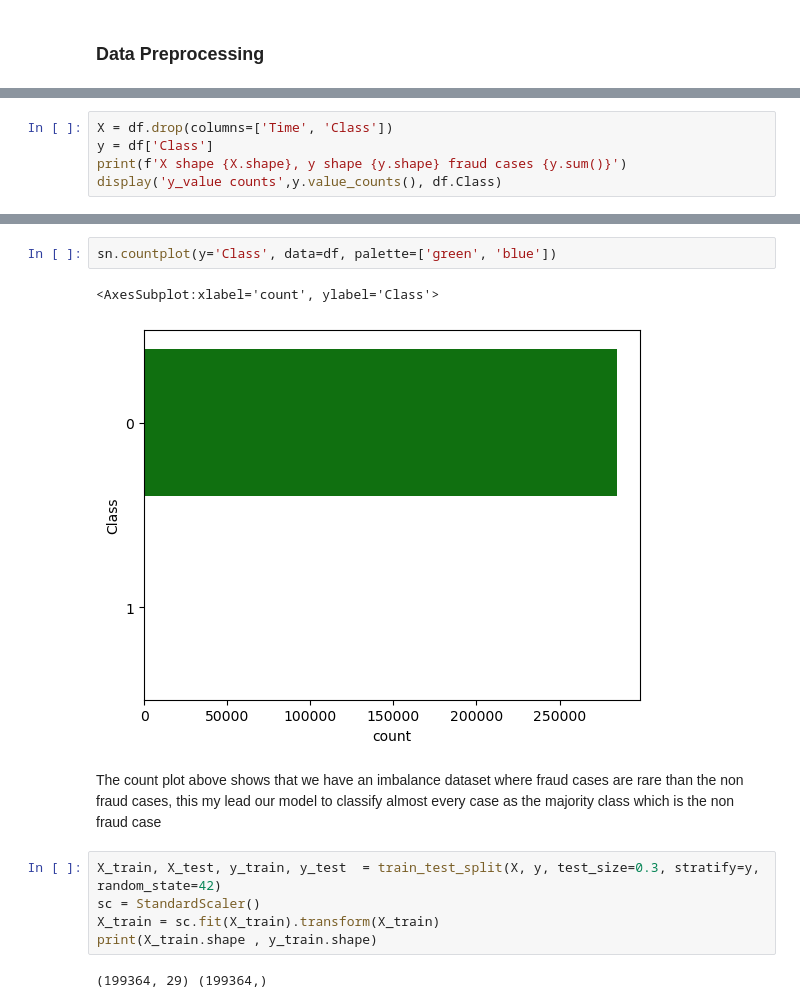
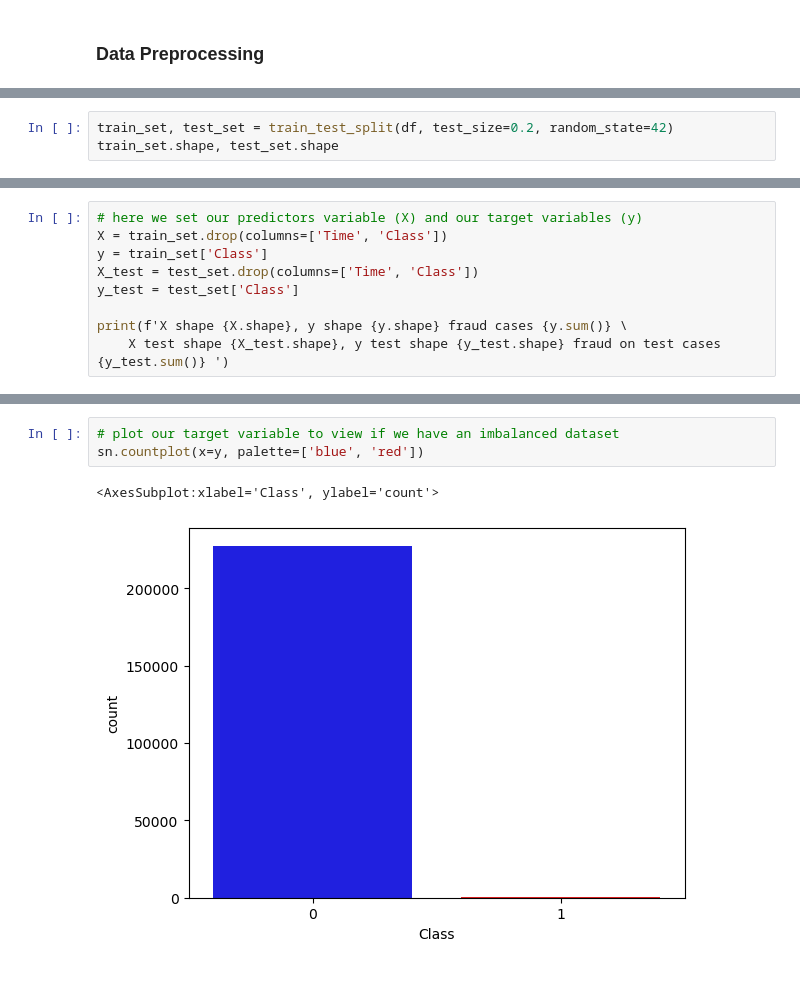
Before and after one commit to MuokaPWambua/CredictCardFraudDetectionModel, a Jupyter notebook: fdm.ipynb, the cells around one changed output, grey strips where cells are left out. Drawn from its saved outputs; the diff is of its cells as text; blank space fills up the shorter version.

```diff
--- a/fdm.ipynb
+++ b/fdm.ipynb
@@ -41,0 +36,3 @@ None
+# %%
+train_set, test_set = train_test_split(df, test_size=0.2, random_state=42)
+train_set.shape, test_set.shape
@@ -42,6 +60,10 @@ None
 # %%
-X = df.drop(columns=['Time', 'Class'])
-y = df['Class']
-print(f'X shape {X.shape}, y shape {y.shape} fraud cases {y.sum()}')
-display('y_value counts',y.value_counts(), df.Class)
+# here we set our predictors variable (X) and our target variables (y)
+X = train_set.drop(columns=['Time', 'Class'])
+y = train_set['Class']
+X_test = test_set.drop(columns=['Time', 'Class'])
+y_test = test_set['Class']
+
+print(f'X shape {X.shape}, y shape {y.shape} fraud cases {y.sum()} \
+    X test shape {X_test.shape}, y test shape {y_test.shape} fraud on test cases {y_test.sum()} ')
 # %% [output]
@@ -65,14 +71,6 @@ Name: Class, Length: 284807, dtype: int64
-# %%
-sn.countplot(y='Class', data=df, palette=['green', 'blue'])
-# %% [output]
-<AxesSubplot:xlabel='count', ylabel='Class'>
-[figure, removed]
-# %% [markdown]
-The count plot above shows that we have an imbalance dataset where fraud cases are rare than the non fraud cases, this my lead our model to classify almost every case as the majority class which is the non fraud case
-# %%
-X_train, X_test, y_train, y_test  = train_test_split(X, y, test_size=0.3, stratify=y, random_state=42)
-sc = StandardScaler()
-X_train = sc.fit(X_train).transform(X_train)
-print(X_train.shape , y_train.shape)
-# %% [output]
-(199364, 29) (199364,)
+# %%
+# plot our target variable to view if we have an imbalanced dataset
+sn.countplot(x=y, palette=['blue', 'red'])
+# %% [output]
+<AxesSubplot:xlabel='Class', ylabel='count'>
+[figure, added]
```
Also changed, not shown: parts of 32 cells of this notebook.
